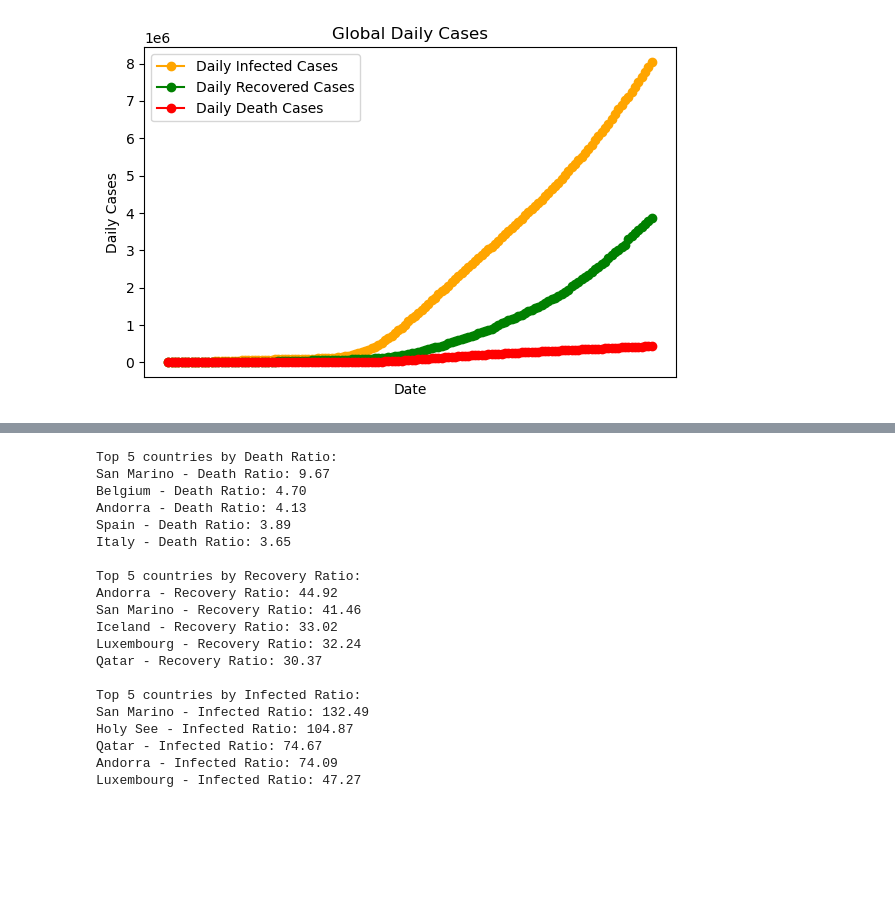
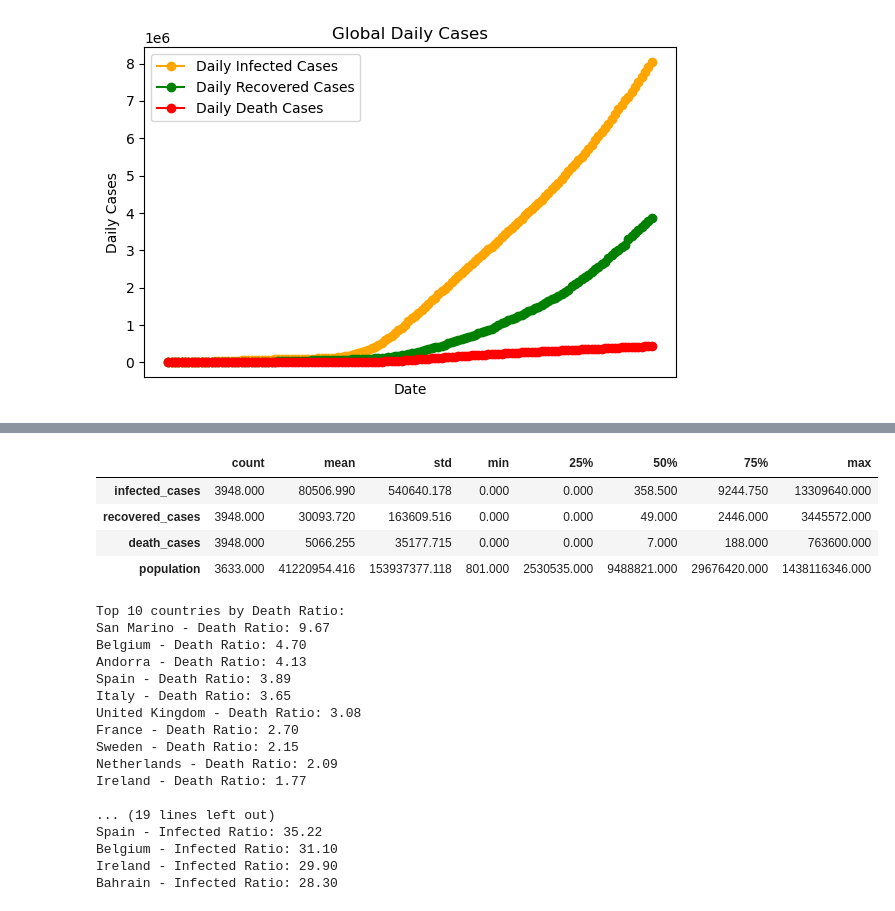
Before and after one commit to BerikaOzben/hw, a Jupyter notebook: week2/hw2.ipynb, the cells around one changed output, grey strips where cells are left out. Cells and saved outputs as stored; diff of their text form; code cells hidden in the pictures; blank space fills up the shorter version.

```diff
--- a/week2/hw2.ipynb
+++ b/week2/hw2.ipynb
@@ -115,3 +124,11 @@ df = pd.merge(df, population[['country/region', 'population']], on='country/regi
+# %%
+df.describe().T
+# %% [output]
+|  | count | mean | std | min | 25% | 50% | 75% | max |
+| infected_cases | 3948.000 | 80506.990 | 540640.178 | 0.000 | 0.000 | 358.500 | 9244.750 | 13309640.000 |
+| recovered_cases | 3948.000 | 30093.720 | 163609.516 | 0.000 | 0.000 | 49.000 | 2446.000 | 3445572.000 |
+| death_cases | 3948.000 | 5066.255 | 35177.715 | 0.000 | 0.000 | 7.000 | 188.000 | 763600.000 |
+| population | 3633.000 | 41220954.416 | 153937377.118 | 801.000 | 2530535.000 | 9488821.000 | 29676420.000 | 1438116346.000 |
 # %%
 def show_top_countries(df, population_column, top_n=5, ascending=False):
     df_copy = df.copy()
@@ -152,25 +169,22 @@ def show_top_countries(df, population_column, top_n=5, ascending=False):
     for _, row in top_infected_countries.iterrows():
         print(f"{row['country/region']} - Infected Ratio: {row['infected_ratio']:.2f}")
 # %%
-show_top_countries(df, 'population', top_n=5, ascending=False)
+show_top_countries(df, 'population', top_n=10, ascending=False)
 # %% [output]
-Top 5 countries by Death Ratio:
+Top 10 countries by Death Ratio:
 San Marino - Death Ratio: 9.67
 Belgium - Death Ratio: 4.70
 Andorra - Death Ratio: 4.13
 Spain - Death Ratio: 3.89
 Italy - Death Ratio: 3.65
+United Kingdom - Death Ratio: 3.08
+France - Death Ratio: 2.70
+Sweden - Death Ratio: 2.15
+Netherlands - Death Ratio: 2.09
+Ireland - Death Ratio: 1.77
 
-Top 5 countries by Recovery Ratio:
-Andorra - Recovery Ratio: 44.92
-San Marino - Recovery Ratio: 41.46
-Iceland - Recovery Ratio: 33.02
-Luxembourg - Recovery Ratio: 32.24
-Qatar - Recovery Ratio: 30.37
-
-Top 5 countries by Infected Ratio:
-San Marino - Infected Ratio: 132.49
-Holy See - Infected Ratio: 104.87
-Qatar - Infected Ratio: 74.67
-Andorra - Infected Ratio: 74.09
-Luxembourg - Infected Ratio: 47.27
+... (19 lines left out)
+Spain - Infected Ratio: 35.22
+Belgium - Infected Ratio: 31.10
+Ireland - Infected Ratio: 29.90
+Bahrain - Infected Ratio: 28.30
```
Also changed, not shown: parts of 2 cells of this notebook.
